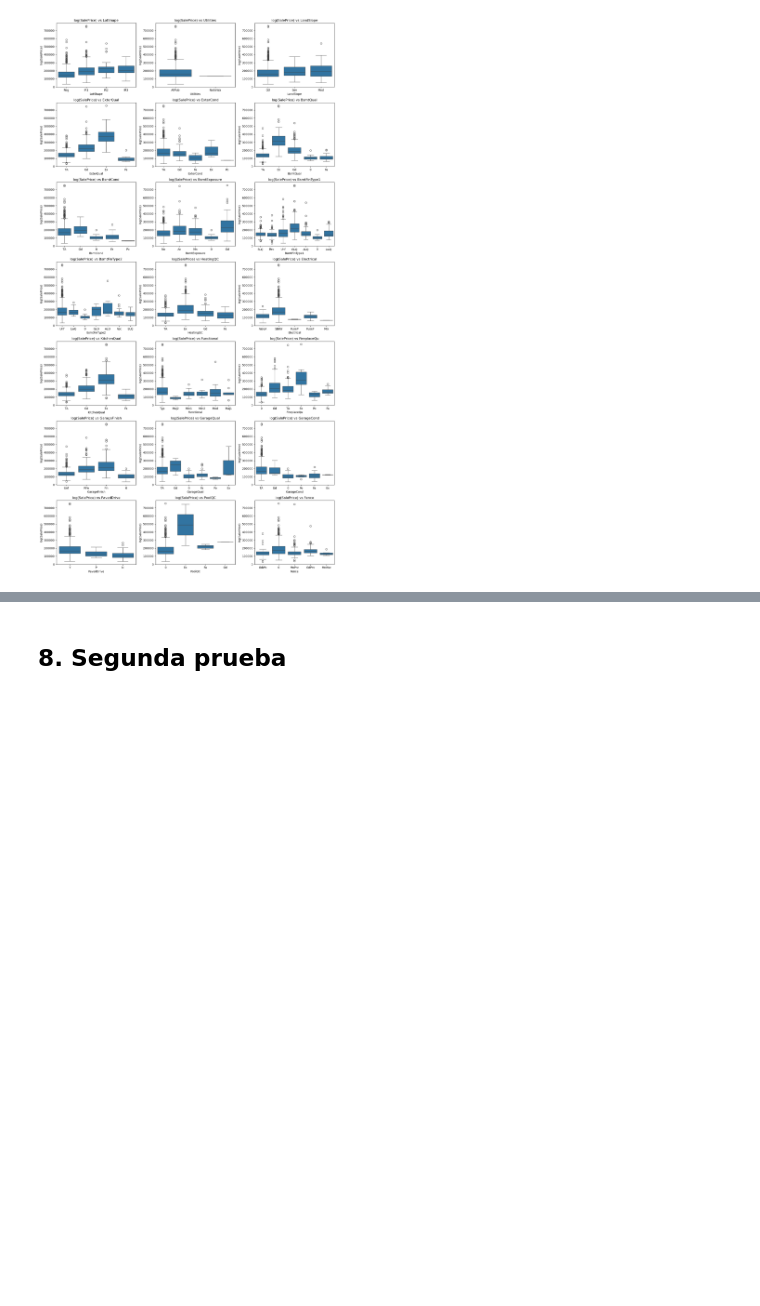
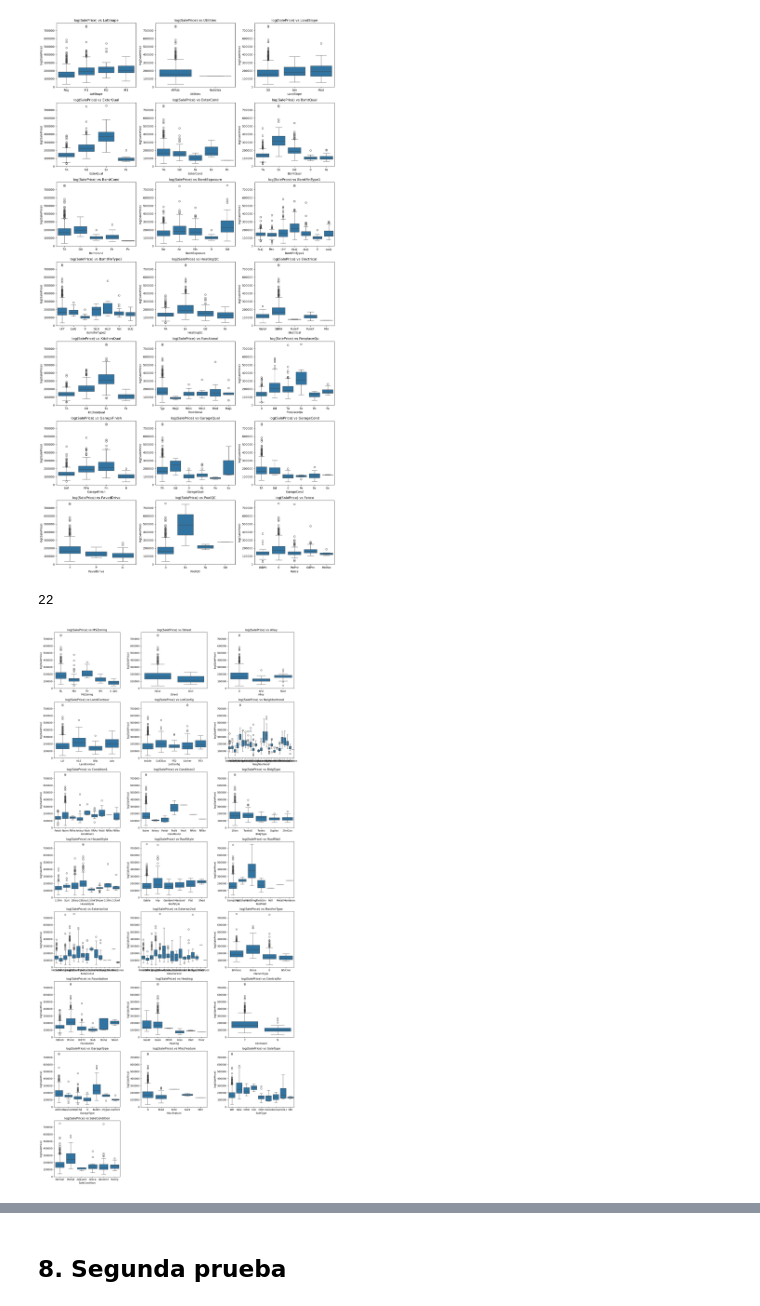
Before and after one commit to mmarzap19/SuperPoderosas, a Jupyter notebook: Mojo_jojo.ipynb, the cells around one changed output, grey strips where cells are left out. Cells and saved outputs as stored; diff of their text form; code cells hidden in the pictures; blank space fills up the shorter version.

```diff
--- a/Mojo_jojo.ipynb
+++ b/Mojo_jojo.ipynb
@@ -688,3 +688,25 @@ plt.tight_layout()
 plt.show()
 # %% [output]
 [figure]
+# %%
+len(caract_categoricas_nominales)
+# %% [output]
+22
+# %%
+df_train_plot = pd.concat([y_train_og, X_train_og], axis=1)
+
+plt.figure(figsize=(5*3, 4*8))
+k=0
+
+for caract_cat in caract_categoricas_nominales:
+    k += 1
+    plt.subplot(8, 3, k)
+    sns.boxplot(x=str(caract_cat), y='SalePrice', data=df_train_plot)
+    plt.title('log(SalePrice) vs '+str(caract_cat))
+    plt.xlabel(str(caract_cat))
+    plt.ylabel('log(SalePrice)')
+
+plt.tight_layout()
+plt.show()
+# %% [output]
+[figure, added]
```
Also changed, not shown: parts of 4 cells of this notebook.
